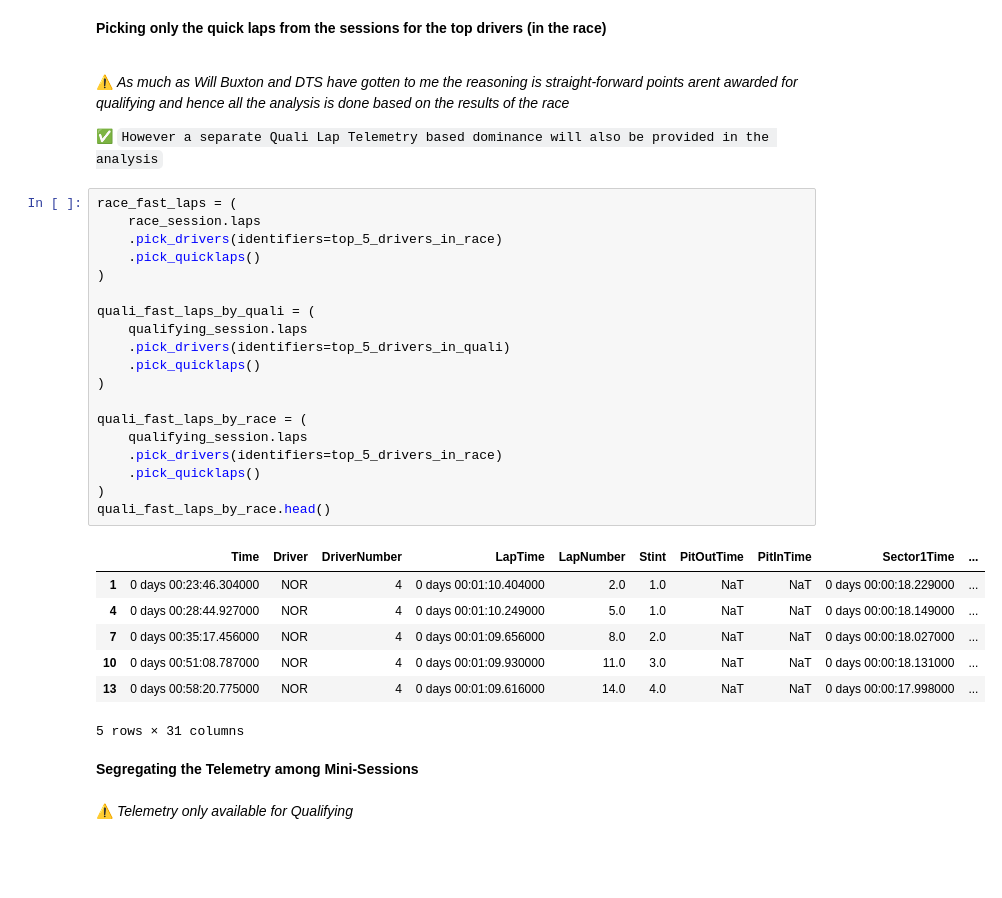
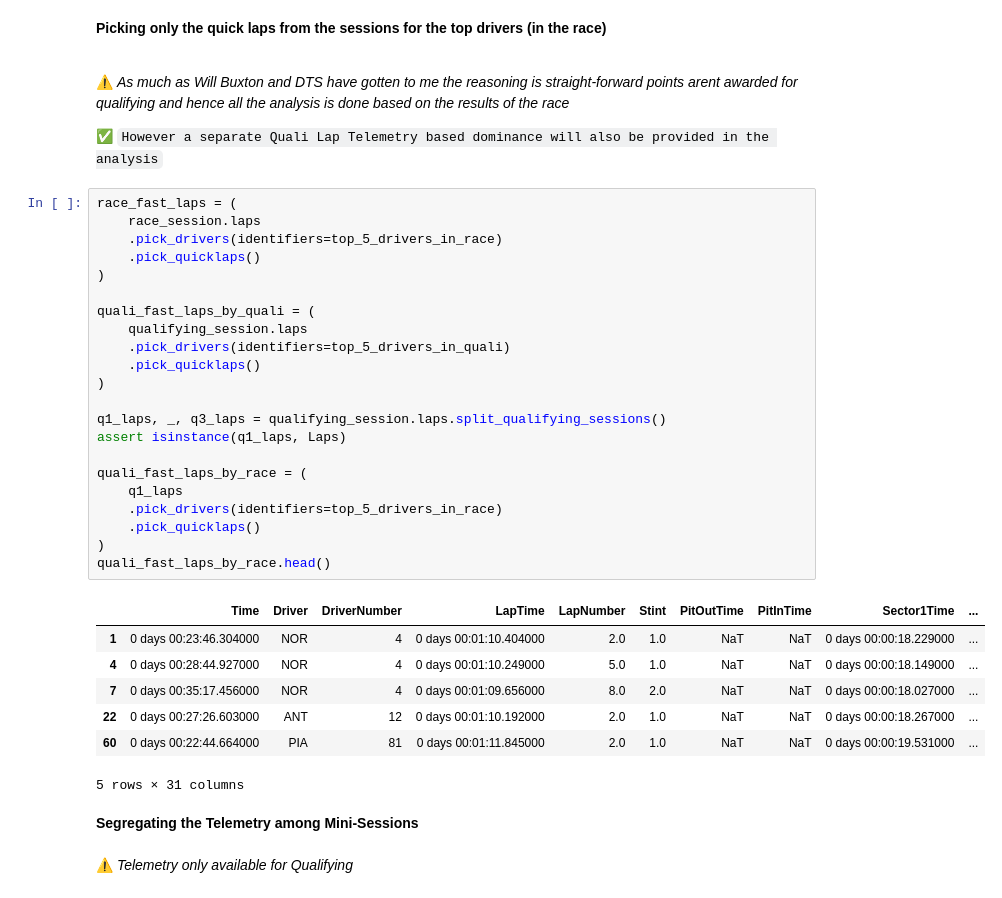
Before and after one commit to anilhimam17/Racing-all-Along, a Jupyter notebook: F1/notebooks/race_debriefs_2025/brazil_2025.ipynb, the cells around one changed output. Drawn from its saved outputs; the diff is of its cells as text; blank space fills up the shorter version.

Commit message:
refactor: scaffolded the notebook for streamlined variables for q1 telemetry by quali result and race results. feat: integrated efficiency index meta feature based on q1 fast lap telemetry

```diff
--- a/F1/notebooks/race_debriefs_2025/brazil_2025.ipynb
+++ b/F1/notebooks/race_debriefs_2025/brazil_2025.ipynb
@@ -157,29 +156,32 @@ Name: DriverNumber, dtype: object
 # %%
 race_fast_laps = (
     race_session.laps
     .pick_drivers(identifiers=top_5_drivers_in_race)
     .pick_quicklaps()
 )
 
 quali_fast_laps_by_quali = (
     qualifying_session.laps
     .pick_drivers(identifiers=top_5_drivers_in_quali)
     .pick_quicklaps()
 )
 
+q1_laps, _, q3_laps = qualifying_session.laps.split_qualifying_sessions()
+assert isinstance(q1_laps, Laps)
+
 quali_fast_laps_by_race = (
-    qualifying_session.laps
+    q1_laps
     .pick_drivers(identifiers=top_5_drivers_in_race)
     .pick_quicklaps()
 )
 quali_fast_laps_by_race.head()
 # %% [output]
 |  | Time | Driver | DriverNumber | LapTime | LapNumber | Stint | PitOutTime | PitInTime | Sector1Time | ... |
 | 1 | 0 days 00:23:46.304000 | NOR | 4 | 0 days 00:01:10.404000 | 2.0 | 1.0 | NaT | NaT | 0 days 00:00:18.229000 | ... |
 | 4 | 0 days 00:28:44.927000 | NOR | 4 | 0 days 00:01:10.249000 | 5.0 | 1.0 | NaT | NaT | 0 days 00:00:18.149000 | ... |
 | 7 | 0 days 00:35:17.456000 | NOR | 4 | 0 days 00:01:09.656000 | 8.0 | 2.0 | NaT | NaT | 0 days 00:00:18.027000 | ... |
-| 10 | 0 days 00:51:08.787000 | NOR | 4 | 0 days 00:01:09.930000 | 11.0 | 3.0 | NaT | NaT | 0 days 00:00:18.131000 | ... |
-| 13 | 0 days 00:58:20.775000 | NOR | 4 | 0 days 00:01:09.616000 | 14.0 | 4.0 | NaT | NaT | 0 days 00:00:17.998000 | ... |
+| 22 | 0 days 00:27:26.603000 | ANT | 12 | 0 days 00:01:10.192000 | 2.0 | 1.0 | NaT | NaT | 0 days 00:00:18.267000 | ... |
+| 60 | 0 days 00:22:44.664000 | PIA | 81 | 0 days 00:01:11.845000 | 2.0 | 1.0 | NaT | NaT | 0 days 00:00:19.531000 | ... |
 5 rows × 31 columns
 # %% [markdown]
 **Segregating the Telemetry among Mini-Sessions**<br><br>
```
Also changed, not shown: parts of 11 cells of this notebook.
